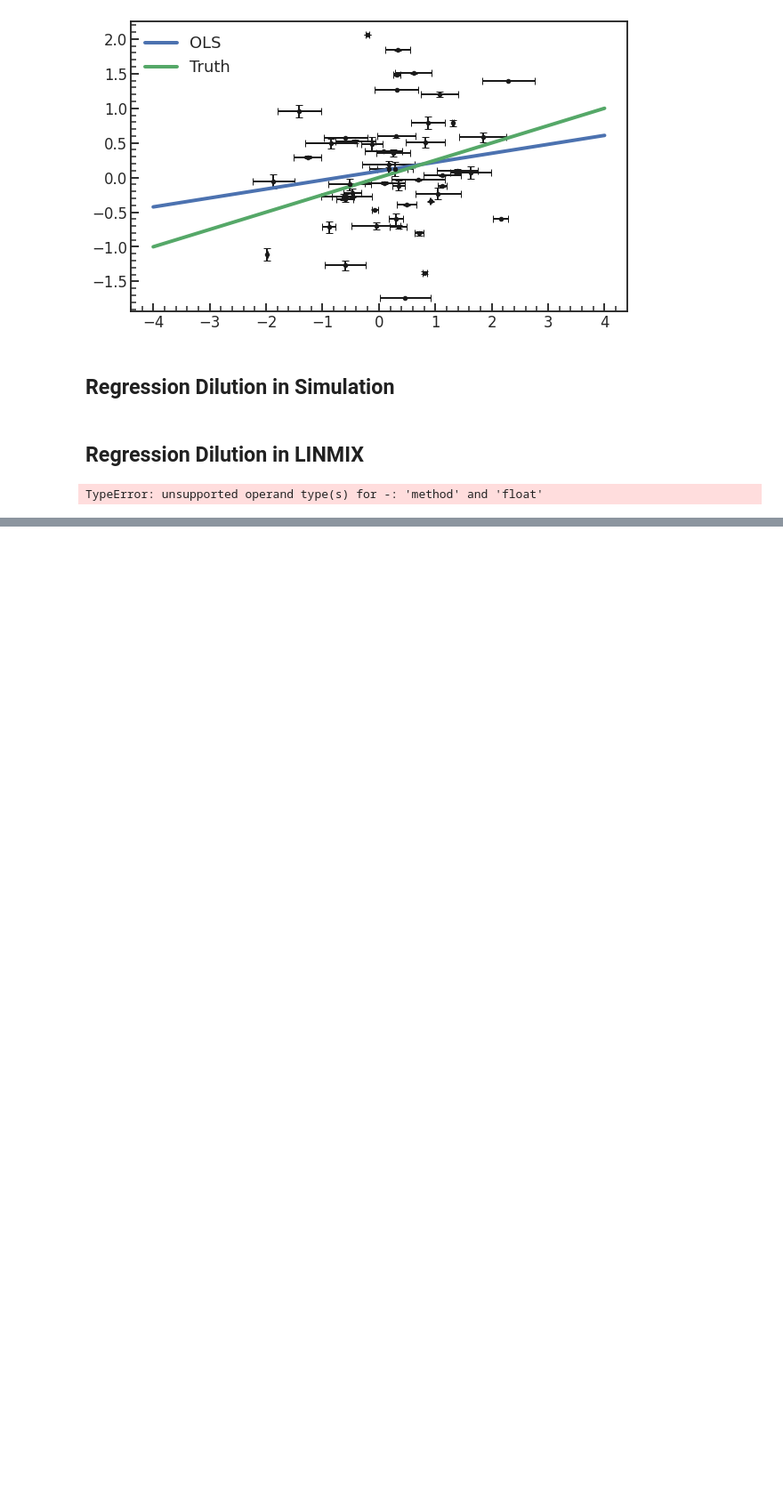
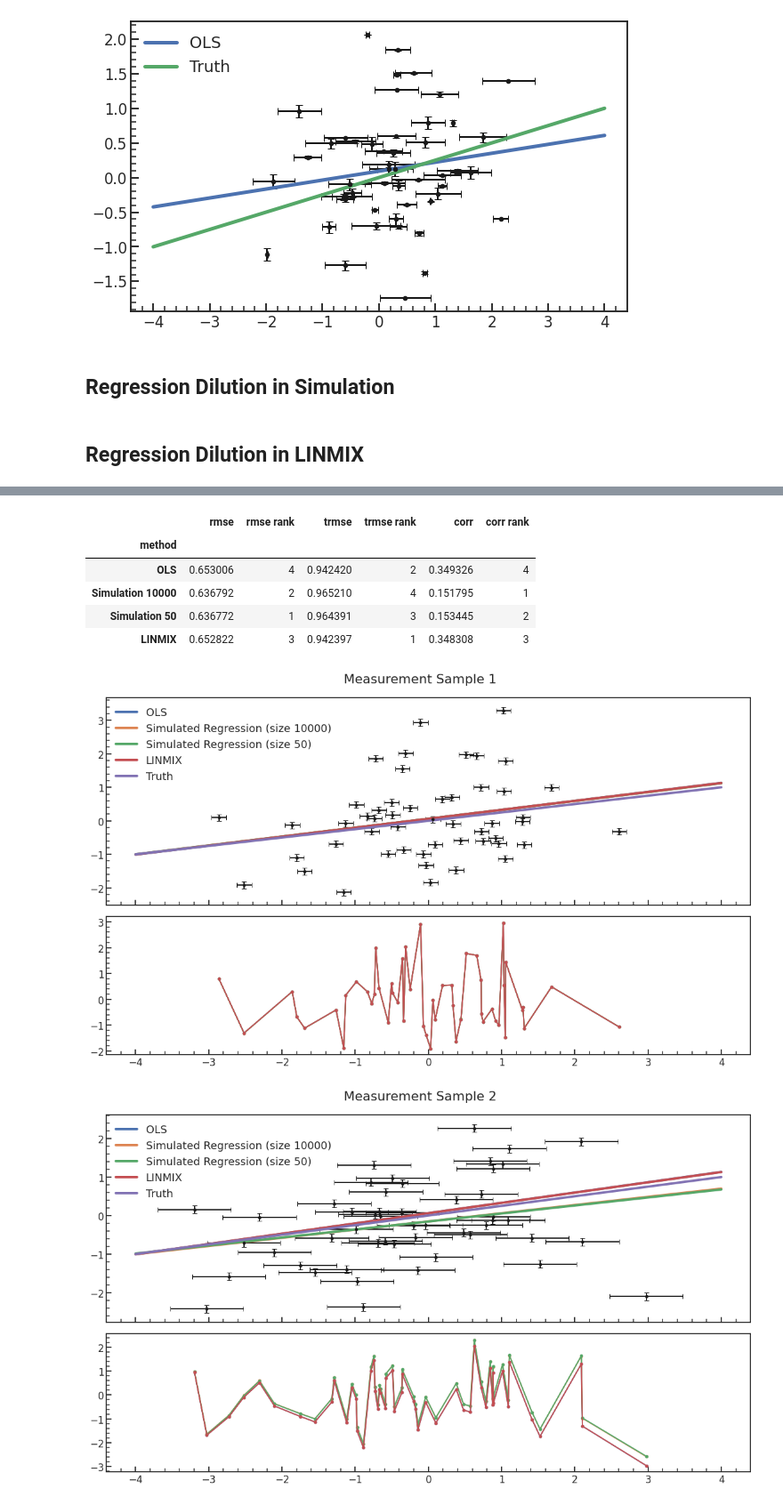
Before and after one commit to ketozhang/statistical-methods-on-sne-ia-luminosity-evolution, a Jupyter notebook: regression_dilution_analysis.ipynb, the cells around one changed output, grey strips where cells are left out. Shown at 89% size. Saved outputs shown, nothing was run; the diff lists cells and outputs as text; code cells hidden in the pictures; blank space fills up the shorter version.

```diff
--- a/regression_dilution_analysis.ipynb
+++ b/regression_dilution_analysis.ipynb
@@ -329,9 +329,9 @@ def summary_plot(df, s_df, small_s_df, title=""):
     summary_df = pd.DataFrame(summary)
     summary_df["rmse rank"] = stats.rankdata(summary_df.rmse, method="ordinal")
     summary_df["trmse rank"] = stats.rankdata(summary_df.trmse, method="ordinal")
-    summary_df["corr rank"] = stats.rankdata((summary_df.corr - rho_xy), method="ordinal")
+    summary_df["corr rank"] = stats.rankdata((summary_df["corr"] - rho_xy), method="ordinal")
     summary_df= summary_df.set_index("method")
-    display(summary_df[["rmse", "rmse rank", "trmse", "trmse rank", "corr"]])
+    display(summary_df[["rmse", "rmse rank", "trmse", "trmse rank", "corr", "corr rank"]])
     return summary_df
 
 
@@ -339,4 +339,3 @@ summary_plot(df1, s1_df, small_s1_df, title="Measurement Sample 1");
 summary_plot(df2, s2_df, small_s2_df, title="Measurement Sample 2");
 summary_plot(df3, s3_df, small_s3_df, title="Measurement Sample 3");
 # %% [output]
-TypeError: unsupported operand type(s) for -: 'method' and 'float'
@@ -342,0 +354,8 @@ TypeError: unsupported operand type(s) for -: 'method' and 'float'
+|  | rmse | rmse rank | trmse | trmse rank | corr | corr rank |
+| method |  |  |  |  |  |  |
+| OLS | 0.653006 | 4 | 0.942420 | 2 | 0.349326 | 4 |
+| Simulation 10000 | 0.636792 | 2 | 0.965210 | 4 | 0.151795 | 1 |
+| Simulation 50 | 0.636772 | 1 | 0.964391 | 3 | 0.153445 | 2 |
+| LINMIX | 0.652822 | 3 | 0.942397 | 1 | 0.348308 | 3 |
+[figure, added]
+[figure, added]
```
Also changed, not shown: parts of 1 cell of this notebook.
